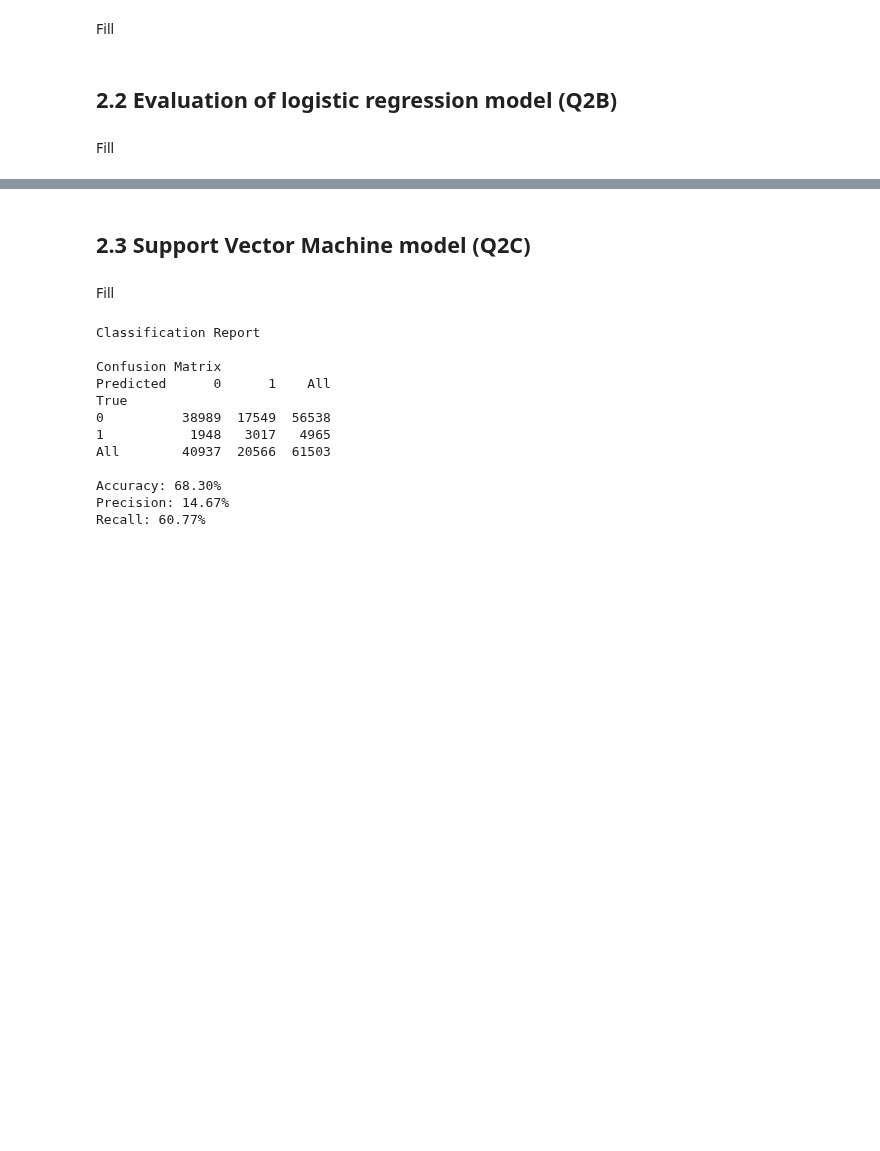
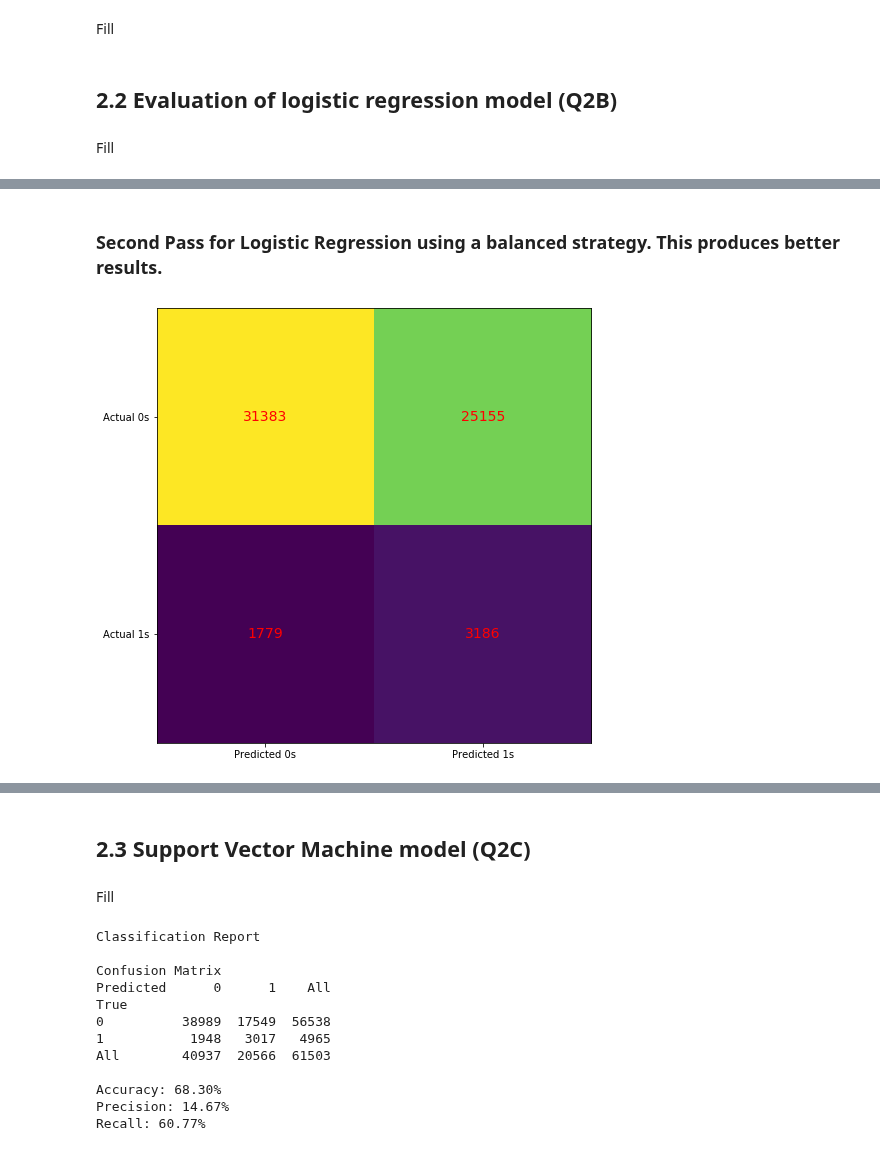
Before and after one commit to sjmiller8182/home-credit-default-risk, a Jupyter notebook: MiniLab_Logistic_Regression_and_SVM-DM.ipynb, the cells around one changed output, grey strips where cells are left out. Drawn from its saved outputs; the diff is of its cells as text; code cells hidden in the pictures; blank space fills up the shorter version.

```diff
--- a/MiniLab_Logistic_Regression_and_SVM-DM.ipynb
+++ b/MiniLab_Logistic_Regression_and_SVM-DM.ipynb
@@ -501,0 +504,19 @@ print(classification_report(y_train, model.predict(X_train)))
+# %% [markdown]
+### Second Pass for Logistic Regression using a balanced strategy. This produces better results.
+# %%
+logistic.fit(X_train_svm, y_train_svm);
+# %%
+confused_matrix_svm_log = confusion_matrix(y_test, logistic.predict(X_test_svm))
+
+fig, ax = plt.subplots(figsize=(8, 8))
+ax.imshow(confused_matrix_svm_log)
+ax.grid(False)
+ax.xaxis.set(ticks=(0, 1), ticklabels=('Predicted 0s', 'Predicted 1s'))
+ax.yaxis.set(ticks=(0, 1), ticklabels=('Actual 0s', 'Actual 1s'))
+ax.set_ylim(1.5, -0.5)
+for i in range(2):
+    for j in range(2):
+        ax.text(j, i, confused_matrix_svm_log[i, j], ha='center', va='center', color='red', fontsize='14')
+plt.show()
+# %% [output]
+[figure, added]
```
Also changed, not shown: parts of 15 cells of this notebook.
